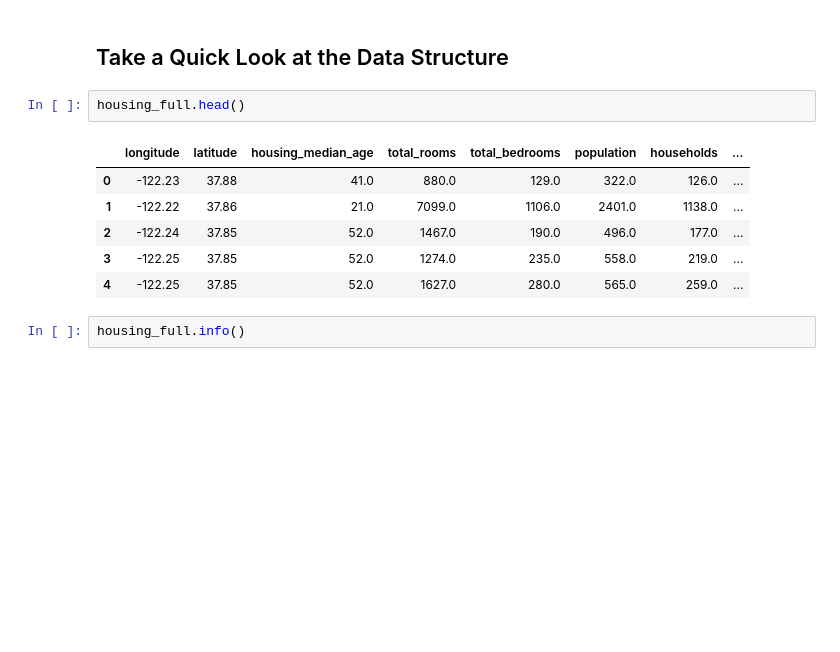
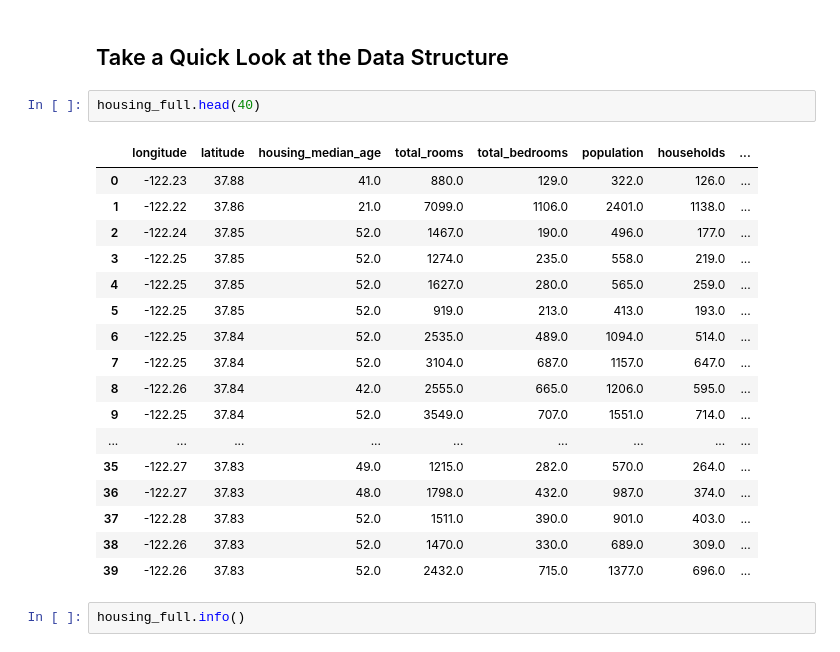
Before and after one commit to datagourmet/DataScience, a Jupyter notebook: 02_end_to_end_machine_learning_project.ipynb, the cells around one changed output. Saved outputs shown, nothing was run; the diff lists cells and outputs as text; blank space fills up the shorter version.

```diff
--- a/02_end_to_end_machine_learning_project.ipynb
+++ b/02_end_to_end_machine_learning_project.ipynb
@@ -56,14 +54,25 @@ housing_full = load_housing_data()
 # %% [markdown]
 ## Take a Quick Look at the Data Structure
 # %%
-housing_full.head()
+housing_full.head(40)
 # %% [output]
 |  | longitude | latitude | housing_median_age | total_rooms | total_bedrooms | population | households | ... |
 | 0 | -122.23 | 37.88 | 41.0 | 880.0 | 129.0 | 322.0 | 126.0 | ... |
 | 1 | -122.22 | 37.86 | 21.0 | 7099.0 | 1106.0 | 2401.0 | 1138.0 | ... |
 | 2 | -122.24 | 37.85 | 52.0 | 1467.0 | 190.0 | 496.0 | 177.0 | ... |
 | 3 | -122.25 | 37.85 | 52.0 | 1274.0 | 235.0 | 558.0 | 219.0 | ... |
 | 4 | -122.25 | 37.85 | 52.0 | 1627.0 | 280.0 | 565.0 | 259.0 | ... |
+| 5 | -122.25 | 37.85 | 52.0 | 919.0 | 213.0 | 413.0 | 193.0 | ... |
+| 6 | -122.25 | 37.84 | 52.0 | 2535.0 | 489.0 | 1094.0 | 514.0 | ... |
+| 7 | -122.25 | 37.84 | 52.0 | 3104.0 | 687.0 | 1157.0 | 647.0 | ... |
+| 8 | -122.26 | 37.84 | 42.0 | 2555.0 | 665.0 | 1206.0 | 595.0 | ... |
+| 9 | -122.25 | 37.84 | 52.0 | 3549.0 | 707.0 | 1551.0 | 714.0 | ... |
+| ... | ... | ... | ... | ... | ... | ... | ... | ... |
+| 35 | -122.27 | 37.83 | 49.0 | 1215.0 | 282.0 | 570.0 | 264.0 | ... |
+| 36 | -122.27 | 37.83 | 48.0 | 1798.0 | 432.0 | 987.0 | 374.0 | ... |
+| 37 | -122.28 | 37.83 | 52.0 | 1511.0 | 390.0 | 901.0 | 403.0 | ... |
+| 38 | -122.26 | 37.83 | 52.0 | 1470.0 | 330.0 | 689.0 | 309.0 | ... |
+| 39 | -122.26 | 37.83 | 52.0 | 2432.0 | 715.0 | 1377.0 | 696.0 | ... |
 # %%
 housing_full.info()
 # %% [output]
```
Also changed, not shown: parts of 1 cell of this notebook.
